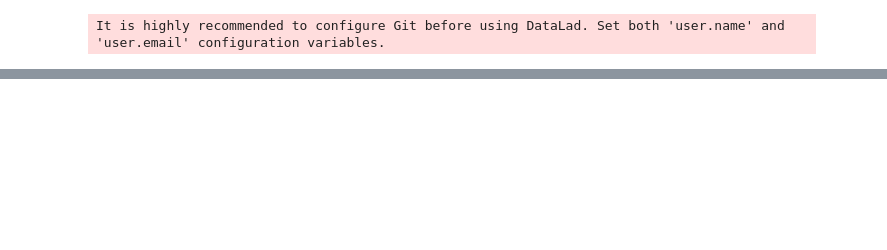
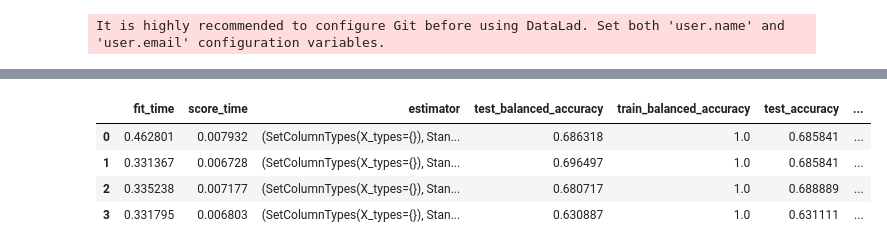
Before and after one commit to Cup-cake-lover/Julearn_predictions, a Jupyter notebook: AOMICID_1000_sexpreds.ipynb, the cells around one changed output, grey strips where cells are left out. Saved outputs shown, nothing was run; the diff lists cells and outputs as text; code cells hidden in the pictures; blank space fills up the shorter version.

```diff
--- a/AOMICID_1000_sexpreds.ipynb
+++ b/AOMICID_1000_sexpreds.ipynb
@@ -43 +155,9 @@ creator.add(
+# %%
+scores_hists_rf
+# %% [output]
+|  | fit_time | score_time | estimator | test_balanced_accuracy | train_balanced_accuracy | test_accuracy | ... |
+| 0 | 0.462801 | 0.007932 | (SetColumnTypes(X_types={}), Stan... | 0.686318 | 1.0 | 0.685841 | ... |
+| 1 | 0.331367 | 0.006728 | (SetColumnTypes(X_types={}), Stan... | 0.696497 | 1.0 | 0.685841 | ... |
+| 2 | 0.335238 | 0.007177 | (SetColumnTypes(X_types={}), Stan... | 0.680717 | 1.0 | 0.688889 | ... |
+| 3 | 0.331795 | 0.006803 | (SetColumnTypes(X_types={}), Stan... | 0.630887 | 1.0 | 0.631111 | ... |
 # %%
```
Also changed, not shown: parts of 17 cells of this notebook.
